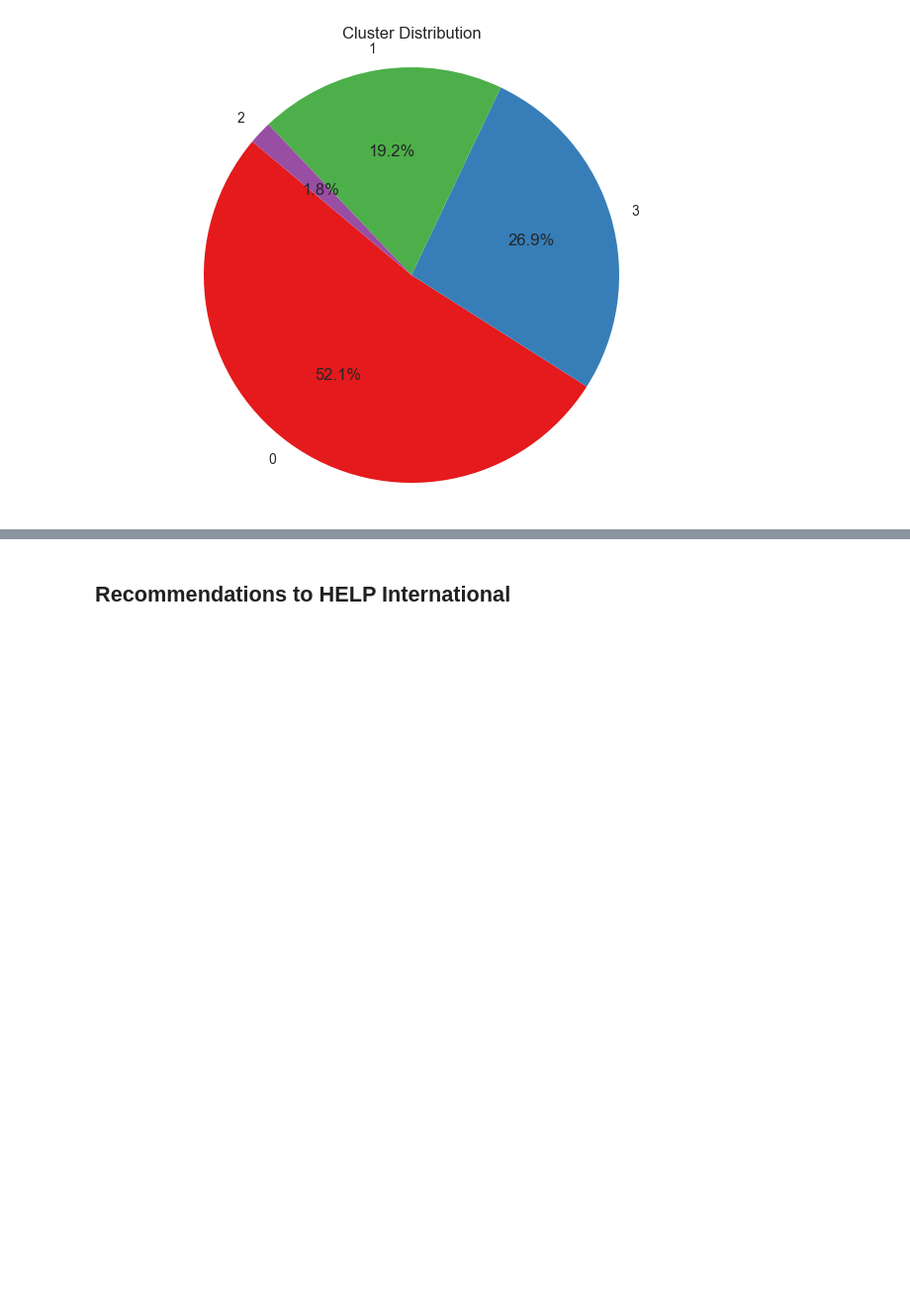
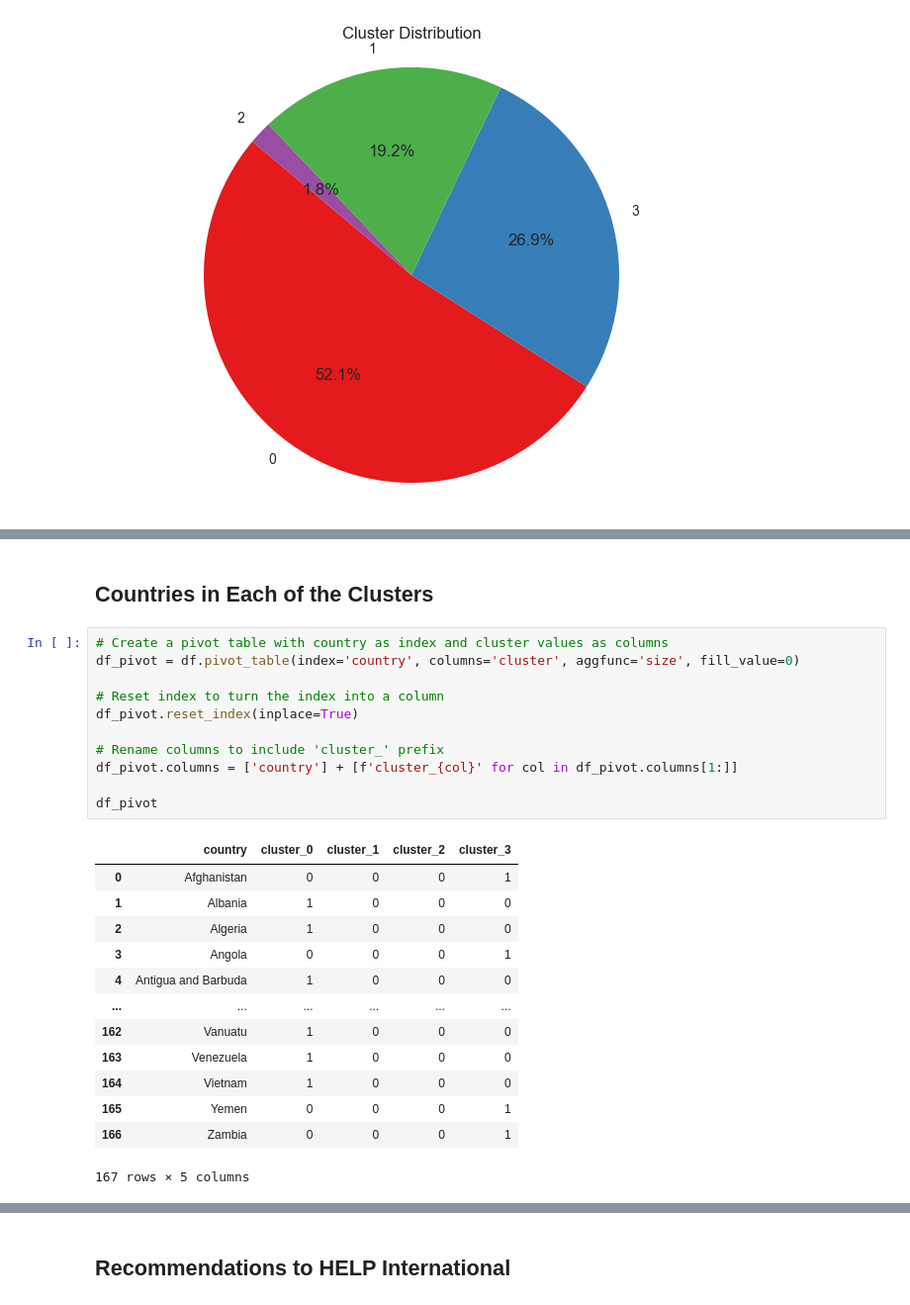
Before and after one commit to I-amyayi/Clustering-PCA, a Jupyter notebook: NGO.ipynb, the cells around one changed output, grey strips where cells are left out. Shown at 99% size. Cells and saved outputs as stored; diff of their text form; blank space fills up the shorter version.

```diff
--- a/NGO.ipynb
+++ b/NGO.ipynb
@@ -504,3 +493,30 @@ plt.savefig("Bar chart (clusters).png",dpi = 300,bbox_inches ="tight")
 plt.show()
 # %% [output]
 [figure]
+# %% [markdown]
+## Countries in Each of the Clusters
+# %%
+# Create a pivot table with country as index and cluster values as columns
+df_pivot = df.pivot_table(index='country', columns='cluster', aggfunc='size', fill_value=0)
+
+# Reset index to turn the index into a column
+df_pivot.reset_index(inplace=True)
+
+# Rename columns to include 'cluster_' prefix
+df_pivot.columns = ['country'] + [f'cluster_{col}' for col in df_pivot.columns[1:]]
+
+df_pivot
+# %% [output]
+|  | country | cluster_0 | cluster_1 | cluster_2 | cluster_3 |
+| 0 | Afghanistan | 0 | 0 | 0 | 1 |
+| 1 | Albania | 1 | 0 | 0 | 0 |
+| 2 | Algeria | 1 | 0 | 0 | 0 |
+| 3 | Angola | 0 | 0 | 0 | 1 |
+| 4 | Antigua and Barbuda | 1 | 0 | 0 | 0 |
+| ... | ... | ... | ... | ... | ... |
+| 162 | Vanuatu | 1 | 0 | 0 | 0 |
+| 163 | Venezuela | 1 | 0 | 0 | 0 |
+| 164 | Vietnam | 1 | 0 | 0 | 0 |
+| 165 | Yemen | 0 | 0 | 0 | 1 |
+| 166 | Zambia | 0 | 0 | 0 | 1 |
+167 rows × 5 columns
```
Also changed, not shown: parts of 8 cells of this notebook.
